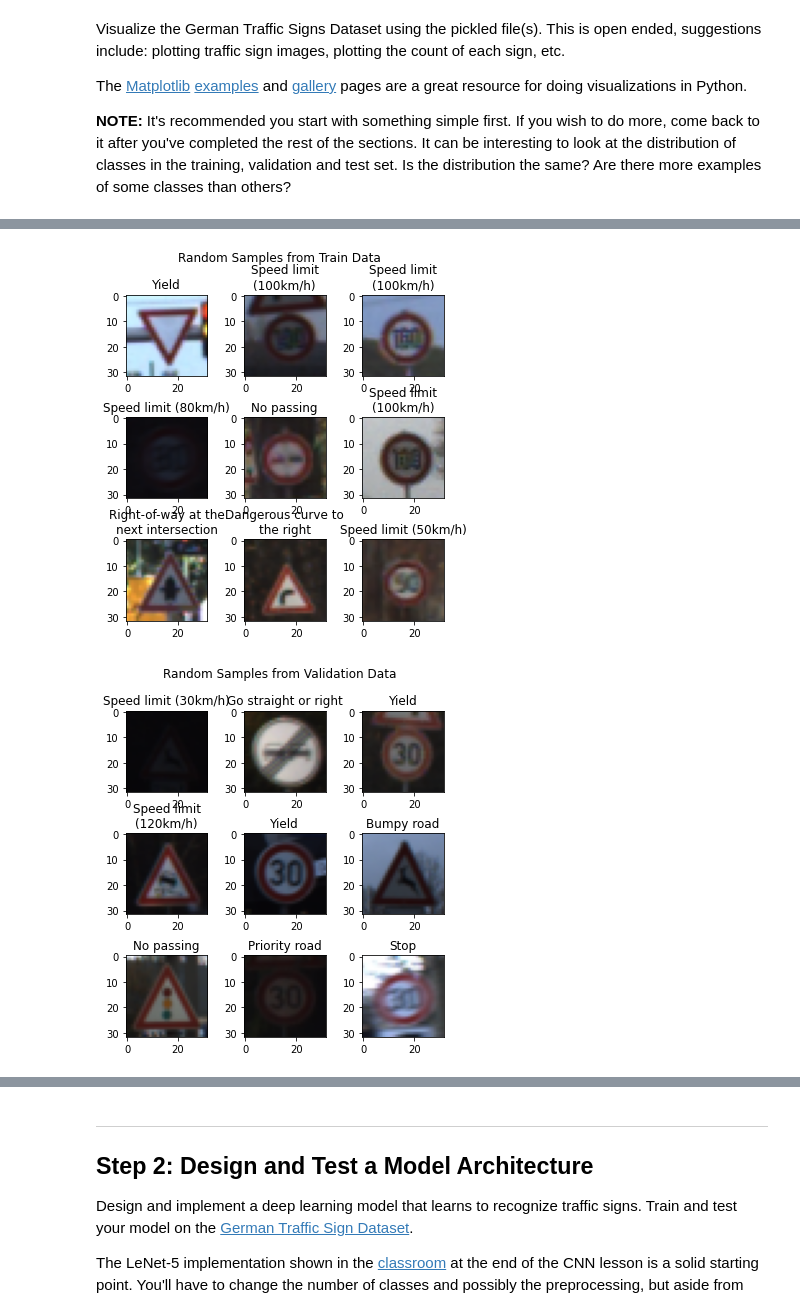
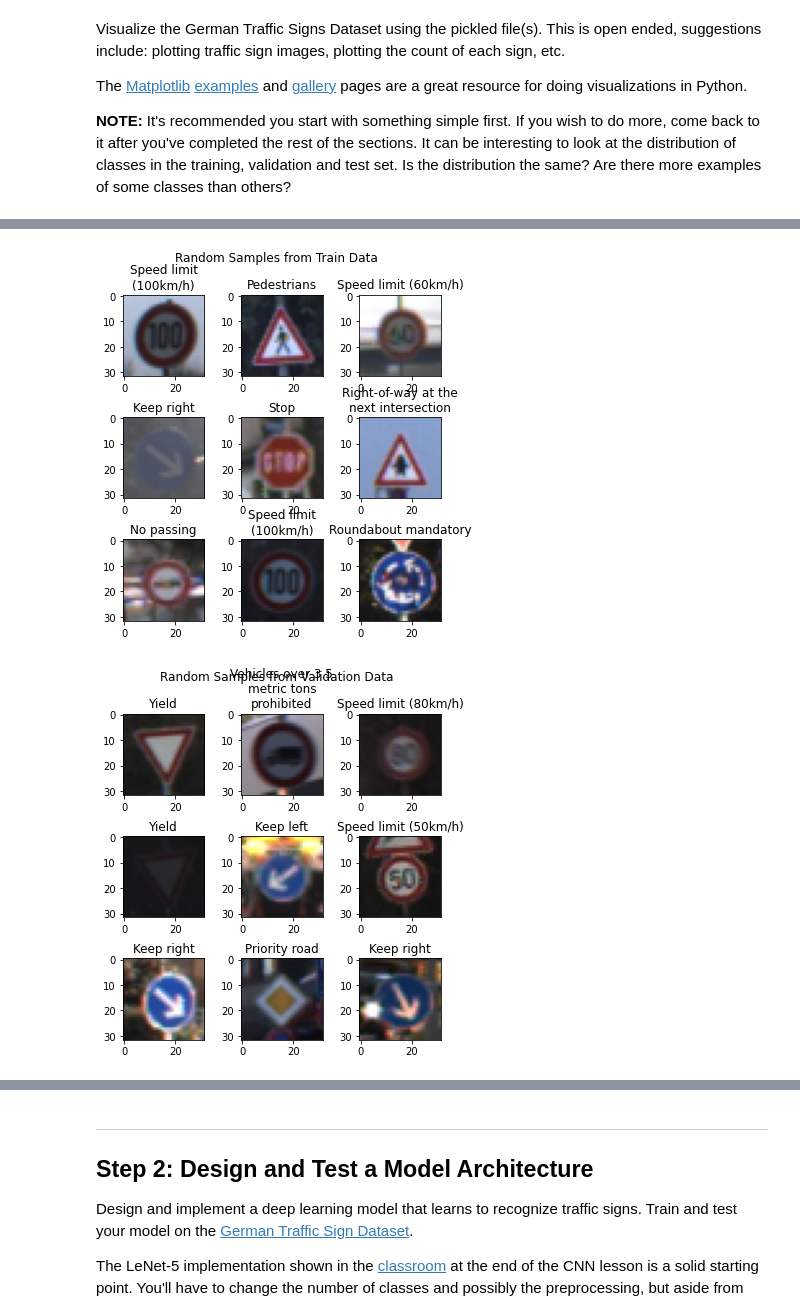
Before and after one commit to RamadanAhmed/CarND-Traffic-Sign-Classifier-Project, a Jupyter notebook: Traffic_Sign_Classifier.ipynb, the cells around one changed output, grey strips where cells are left out. Drawn from its saved outputs; the diff is of its cells as text; code cells hidden in the pictures.

```diff
--- a/Traffic_Sign_Classifier.ipynb
+++ b/Traffic_Sign_Classifier.ipynb
@@ -124,7 +124,7 @@ def visualize_image(data_x, data_y, label_dict):
     gs.update(hspace=.5)
     for i in range(9):
         index = random.randint(0, len(data_x))
-        image = X_train[index]
+        image = data_x[index]
         plt.subplot(gs[i//3,i%3])
         plt.imshow(image)
         plt.title("\n".join(wrap(label_dict[data_y[index]], 20)))
@@ -136,32 +136,32 @@ visualize_distribution('Traffic-Signs',
                        'Training Data Distribution',
                        ([sign_labels_dict[x[0]] for x in image_train_dict.items()], [x[1] for x in image_train_dict.items()]))
 
 plt.figure(1)
 visualize_distribution('Traffic-Signs',
                        'Traffic-sign Count',
                        'Validation Data Distribution',
                        ([sign_labels_dict[x[0]] for x in image_valid_dict.items()], [x[1] for x in image_train_dict.items()]))
 
 plt.figure(2)
 visualize_distribution('Traffic-Signs',
                        'Traffic-sign Count',
                        'Test Data Distribution',
                        ([sign_labels_dict[x[0]] for x in image_test_dict.items()], [x[1] for x in image_train_dict.items()]))
 
 fig3 = plt.figure(3, figsize = (6,6))
 fig3.suptitle('Random Samples from Train Data')
 visualize_image(X_train, y_train, sign_labels_dict)
 
 fig4 = plt.figure(4, figsize = (6,6))
 fig4.suptitle('Random Samples from Validation Data')
 visualize_image(X_valid, y_valid, sign_labels_dict)
 
 fig5 = plt.figure(5, figsize = (6,6))
 fig5.suptitle('Random Samples from Test Data')
 visualize_image(X_test, y_test, sign_labels_dict)
 # %% [output]
 [figure]
 [figure]
 [figure]
-[figure, old version]
+[figure, new version]
-[figure, old version]
+[figure, new version]
```
Also changed, not shown: parts of 7 cells of this notebook.
